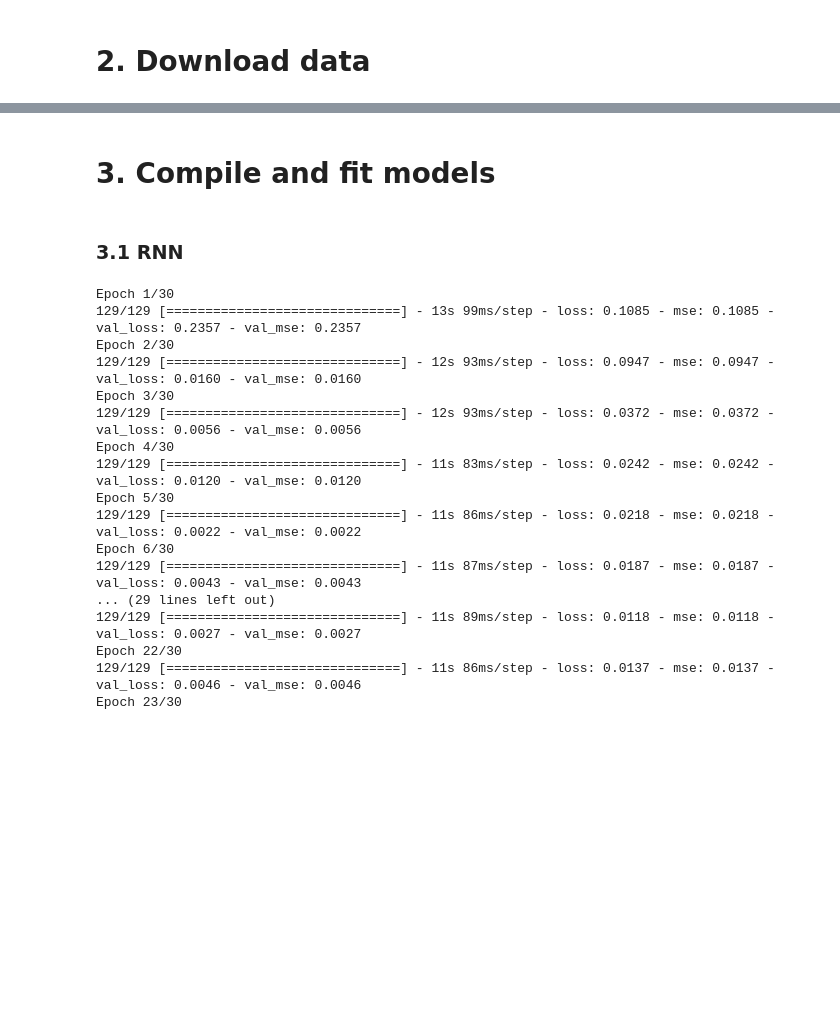
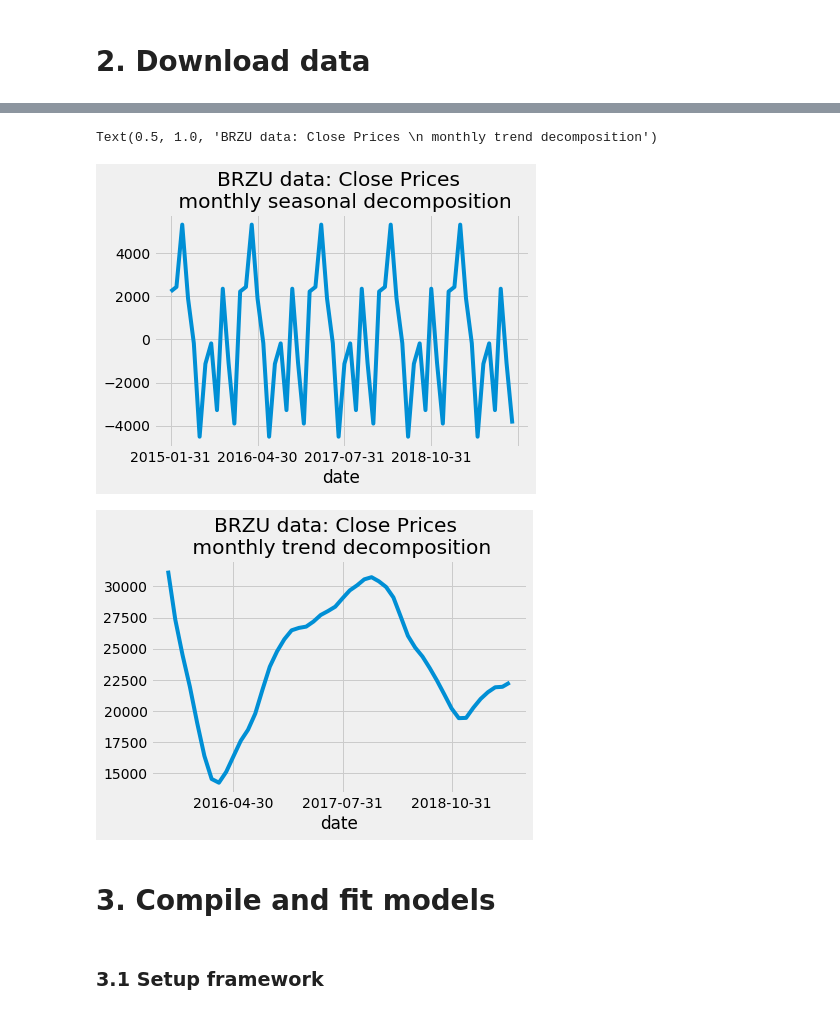
Before and after one commit to StofAle/Introductory_TimeSeriesForecasting_using_RNN, a Jupyter notebook: notebooks/05_Flamenco_Sketches.ipynb, the cells around one changed output, grey strips where cells are left out. Drawn from its saved outputs; the diff is of its cells as text; code cells hidden in the pictures; blank space fills up the shorter version.

```diff
--- a/notebooks/05_Flamenco_Sketches.ipynb
+++ b/notebooks/05_Flamenco_Sketches.ipynb
@@ -125,6 +150,52 @@ validation set shape: x:(174, 365, 1), y:(174, 7, 1)
+# %%
+# seasonal decomposition plots
+
+df_tmp = copy.deepcopy(df)
+
+df_tmp.index = pd.to_datetime(df_tmp.index)  # make index a pandas timestamp
+
+# resample data to monthly sums
+resampling_period = 'M'
+df_tmp = df_tmp.resample(resampling_period).sum()
+
+
+# get seasonal decomposition plots on Close price
+a = seasonal_decompose(df_tmp['Close'], model='add')
+
+# plot data
+size = 8
+tick_spacing = 15
+width = 1
+
+# plot seasonal data
+fig, ax = plt.subplots(1, 1)
+
+x = [str(x)[:10] for x in a.seasonal.index]
+y = [x for x in list(a.seasonal.values)]
+
+ax.plot(x, y)
+ax.xaxis.set_major_locator(ticker.MultipleLocator(tick_spacing))
+
+ax.set_xlabel('date')
+ax.set_title('{} data: Close Prices \n {}'.format(df_name, 'monthly seasonal decomposition'))
+
+# plot trend data
+fig, ax = plt.subplots(1, 1)
+x = [str(x)[:10] for x in a.trend.index]
+y = [x for x in list(a.trend.values)]
+
+ax.plot(x, y)
+ax.xaxis.set_major_locator(ticker.MultipleLocator(tick_spacing))
+
+ax.set_xlabel('date')
+ax.set_title('{} data: Close Prices \n {}'.format(df_name, 'monthly trend decomposition'))
+# %% [output]
+Text(0.5, 1.0, 'BRZU data: Close Prices \n monthly trend decomposition')
+[figure, added]
+[figure, added]
 # %% [markdown]
 <a id='Part3_link'></a>
 # 3. Compile and fit models
 # %% [markdown]
 <a id='Part3.1_link'></a>
-### 3.1 RNN
+### 3.1 Setup framework
@@ -145,30 +201,0 @@ mdq.compile_model(units=units, num_layers=num_layers, model_type=model_type)
-# %%
-# fit model
-mdq.fit_model(epochs=epochs, steps_per_epoch=steps_per_epoch
-              ,validation_steps=validation_steps, model_type=model_type)
-
-# get errors
-history = mdq._histories[model_type]
-val_mse = history.history['val_mse'][-1]
-mse = history.history['mse'][-1]
-
-# get total training time
-total_training_time = sum(mdq._time_callbacks[model_type].times)
-# %% [output]
-Epoch 1/30
-129/129 [==============================] - 13s 99ms/step - loss: 0.1085 - mse: 0.1085 - val_loss: 0.2357 - val_mse: 0.2357
-Epoch 2/30
-129/129 [==============================] - 12s 93ms/step - loss: 0.0947 - mse: 0.0947 - val_loss: 0.0160 - val_mse: 0.0160
-Epoch 3/30
-129/129 [==============================] - 12s 93ms/step - loss: 0.0372 - mse: 0.0372 - val_loss: 0.0056 - val_mse: 0.0056
-Epoch 4/30
-129/129 [==============================] - 11s 83ms/step - loss: 0.0242 - mse: 0.0242 - val_loss: 0.0120 - val_mse: 0.0120
-Epoch 5/30
-129/129 [==============================] - 11s 86ms/step - loss: 0.0218 - mse: 0.0218 - val_loss: 0.0022 - val_mse: 0.0022
-Epoch 6/30
-129/129 [==============================] - 11s 87ms/step - loss: 0.0187 - mse: 0.0187 - val_loss: 0.0043 - val_mse: 0.0043
-... (29 lines left out)
-129/129 [==============================] - 11s 89ms/step - loss: 0.0118 - mse: 0.0118 - val_loss: 0.0027 - val_mse: 0.0027
-Epoch 22/30
-129/129 [==============================] - 11s 86ms/step - loss: 0.0137 - mse: 0.0137 - val_loss: 0.0046 - val_mse: 0.0046
-Epoch 23/30
```
Also changed, not shown: parts of 20 cells of this notebook, 4 other files.
